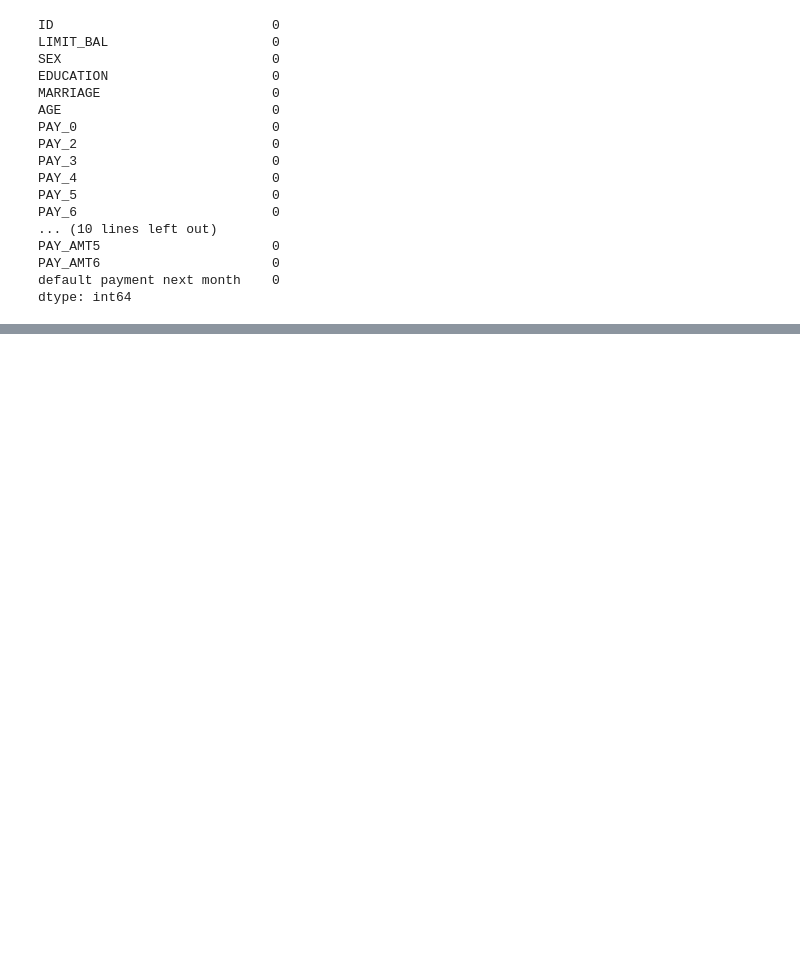
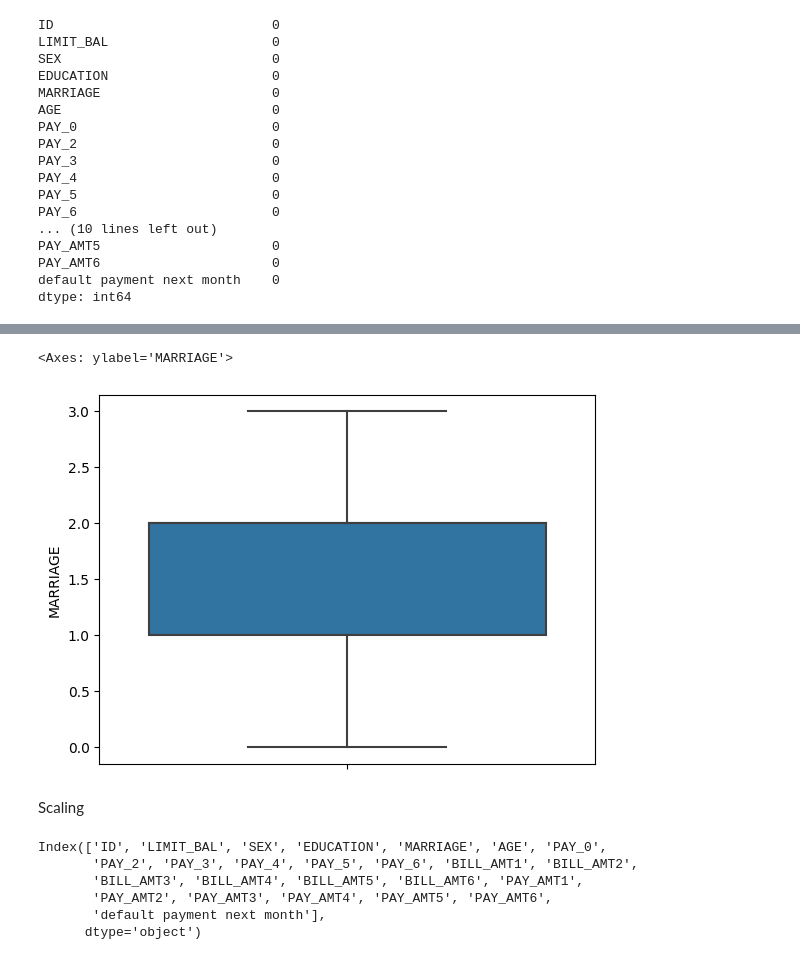
Before and after one commit to SaamarthMeston/Capstone-Project-3---Credit-card-default, a Jupyter notebook: Capston_project_3_(Credit_car_default_prediction).ipynb, the cells around one changed output, grey strips where cells are left out. Cells and saved outputs as stored; diff of their text form; code cells hidden in the pictures; blank space fills up the shorter version.

```diff
--- a/Capston_project_3_(Credit_car_default_prediction).ipynb
+++ b/Capston_project_3_(Credit_car_default_prediction).ipynb
@@ -72,0 +160,7 @@ dtype: int64
+# %%
+sns.boxplot(Df, y = 'MARRIAGE', hue = 'SEX')
+# %% [output]
+<Axes: ylabel='MARRIAGE'>
+[figure, added]
+# %% [markdown]
+Scaling
@@ -72,0 +169,9 @@ dtype: int64
+# %%
+Df.columns
+# %% [output]
+Index(['ID', 'LIMIT_BAL', 'SEX', 'EDUCATION', 'MARRIAGE', 'AGE', 'PAY_0',
+       'PAY_2', 'PAY_3', 'PAY_4', 'PAY_5', 'PAY_6', 'BILL_AMT1', 'BILL_AMT2',
+       'BILL_AMT3', 'BILL_AMT4', 'BILL_AMT5', 'BILL_AMT6', 'PAY_AMT1',
+       'PAY_AMT2', 'PAY_AMT3', 'PAY_AMT4', 'PAY_AMT5', 'PAY_AMT6',
+       'default payment next month'],
+      dtype='object')
```
Also changed, not shown: parts of 43 cells of this notebook.
